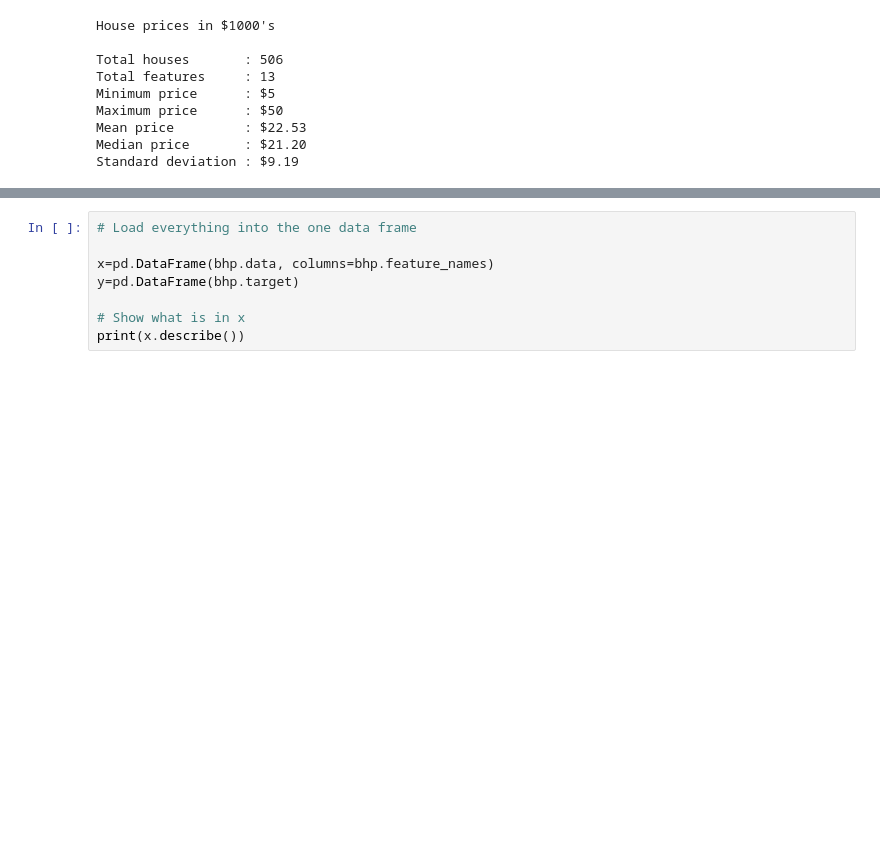
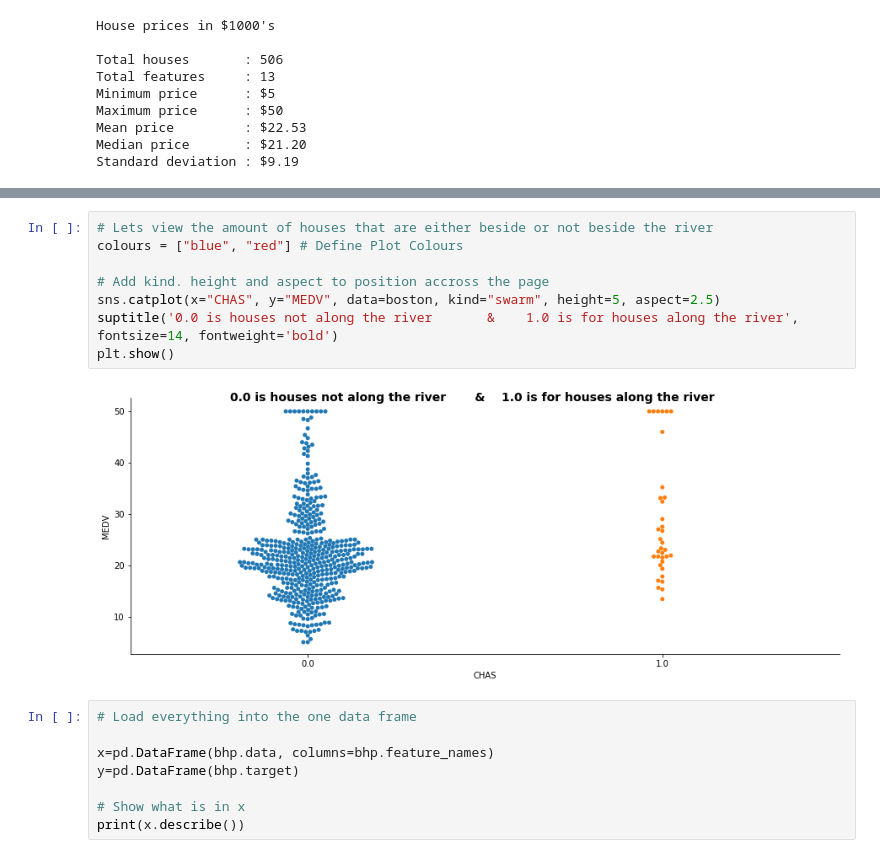
Before and after one commit to richardfeeney7/Machine-Learning-and-Statistics, a Jupyter notebook: Project2019.ipynb, the cells around one changed output, grey strips where cells are left out. Saved outputs shown, nothing was run; the diff lists cells and outputs as text; blank space fills up the shorter version.

```diff
--- a/Project2019.ipynb
+++ b/Project2019.ipynb
@@ -261,3 +251,13 @@ Total number of houses not along the river is =  471 , and the median price not
+# %%
+# Lets view the amount of houses that are either beside or not beside the river
+colours = ["blue", "red"] # Define Plot Colours
+
+# Add kind. height and aspect to position accross the page
+sns.catplot(x="CHAS", y="MEDV", data=boston, kind="swarm", height=5, aspect=2.5)
+suptitle('0.0 is houses not along the river       &    1.0 is for houses along the river', fontsize=14, fontweight='bold')
+plt.show()
+# %% [output]
+[figure, added]
 # %%
 # Load everything into the one data frame
 
```
Also changed, not shown: parts of 10 cells of this notebook.
